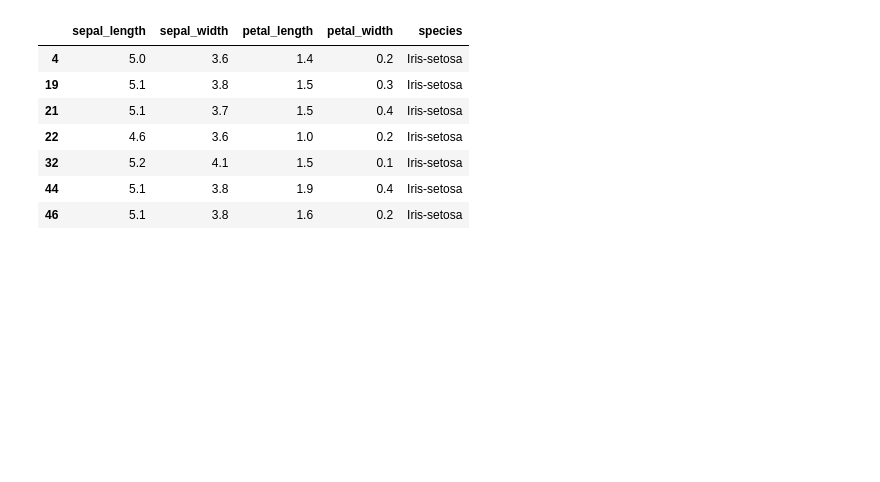
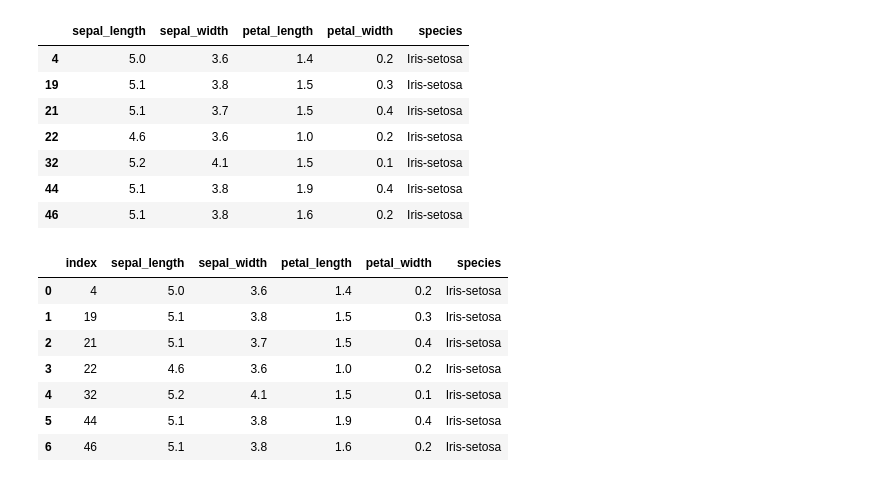
Before and after one commit to ARYAN-GULATI/Python_Master, a Jupyter notebook: PYTHON_BASICS/Pandas.ipynb, the cells around one changed output. Cells and saved outputs as stored; diff of their text form; code cells hidden in the pictures; blank space fills up the shorter version.

```diff
--- a/PYTHON_BASICS/Pandas.ipynb
+++ b/PYTHON_BASICS/Pandas.ipynb
@@ -246,3 +358,18 @@ df[(df["sepal_length"]< 5.3)  & (df["sepal_width"] >3.5 )]
 | 32 | 5.2 | 4.1 | 1.5 | 0.1 | Iris-setosa |
 | 44 | 5.1 | 3.8 | 1.9 | 0.4 | Iris-setosa |
 | 46 | 5.1 | 3.8 | 1.6 | 0.2 | Iris-setosa |
+# %%
+# extract all rows where sepal_len < 5.3
+df[(df['sepal_length'] <5.3) & (df['sepal_width']>3.5)].reset_index()#.drop(columns=["index"])#then drop index column
+#drop("index")
+#we use iloc so no need
+#in series we use this "&" not this 'and'
+# %% [output]
+|  | index | sepal_length | sepal_width | petal_length | petal_width | species |
+| 0 | 4 | 5.0 | 3.6 | 1.4 | 0.2 | Iris-setosa |
+| 1 | 19 | 5.1 | 3.8 | 1.5 | 0.3 | Iris-setosa |
+| 2 | 21 | 5.1 | 3.7 | 1.5 | 0.4 | Iris-setosa |
+| 3 | 22 | 4.6 | 3.6 | 1.0 | 0.2 | Iris-setosa |
+| 4 | 32 | 5.2 | 4.1 | 1.5 | 0.1 | Iris-setosa |
+| 5 | 44 | 5.1 | 3.8 | 1.9 | 0.4 | Iris-setosa |
+| 6 | 46 | 5.1 | 3.8 | 1.6 | 0.2 | Iris-setosa |
```
Also changed, not shown: parts of 58 cells of this notebook.
